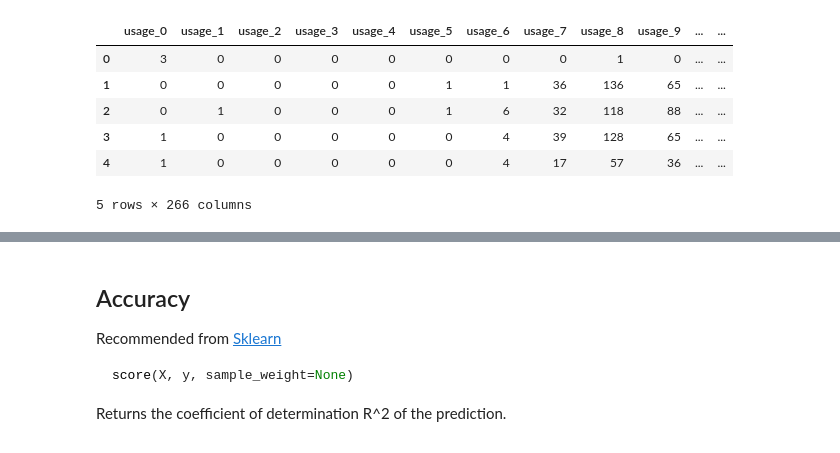
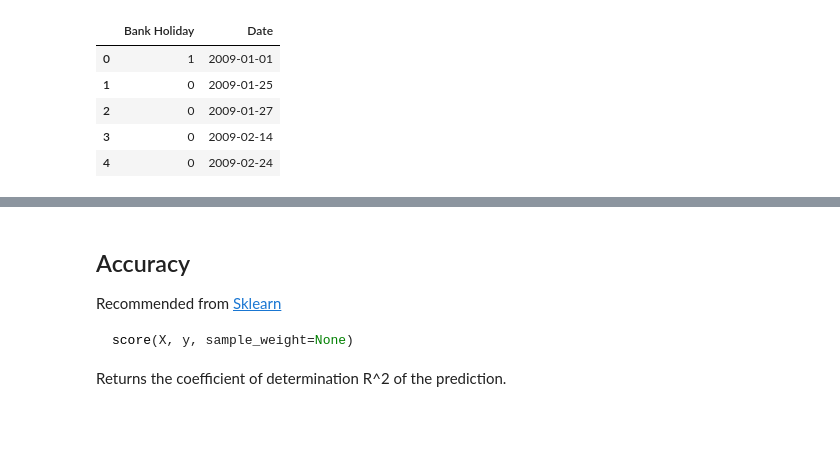
Before and after one commit to dataBikeHsUlm/MapReduce, a Jupyter notebook: Data_Profiling_Hourly/MLPRegressor.ipynb, the cells around one changed output, grey strips where cells are left out. Drawn from its saved outputs; the diff is of its cells as text; code cells hidden in the pictures.

```diff
--- a/Data_Profiling_Hourly/MLPRegressor.ipynb
+++ b/Data_Profiling_Hourly/MLPRegressor.ipynb
@@ -54,16 +57,12 @@ features.head()
 # %%
 holidays = pd.read_csv("../raw/UK Bank Holidays.csv")
-holidays["Holiday"] = holidays["Bank Holiday"]
+holidays.rename({"Bank Holiday":"Holiday"}, inplace=True)
 del holidays["Name"]
-del holidays["Bank Holiday"]
-features = pd.merge(left=features,right=holidays, how="left")
-features["Holiday"] = features["Holiday"].fillna(0)
-features.head()
+holidays.head()
 # %% [output]
-|  | usage_0 | usage_1 | usage_2 | usage_3 | usage_4 | usage_5 | usage_6 | usage_7 | usage_8 | usage_9 | ... | ... |
-| 0 | 3 | 0 | 0 | 0 | 0 | 0 | 0 | 0 | 1 | 0 | ... | ... |
-| 1 | 0 | 0 | 0 | 0 | 0 | 1 | 1 | 36 | 136 | 65 | ... | ... |
-| 2 | 0 | 1 | 0 | 0 | 0 | 1 | 6 | 32 | 118 | 88 | ... | ... |
-| 3 | 1 | 0 | 0 | 0 | 0 | 0 | 4 | 39 | 128 | 65 | ... | ... |
-| 4 | 1 | 0 | 0 | 0 | 0 | 0 | 4 | 17 | 57 | 36 | ... | ... |
+|  | Bank Holiday | Date |
+| 0 | 1 | 2009-01-01 |
+| 1 | 0 | 2009-01-25 |
+| 2 | 0 | 2009-01-27 |
+| 3 | 0 | 2009-02-14 |
+| 4 | 0 | 2009-02-24 |
-5 rows × 266 columns
```
Also changed, not shown: parts of 20 cells of this notebook.
